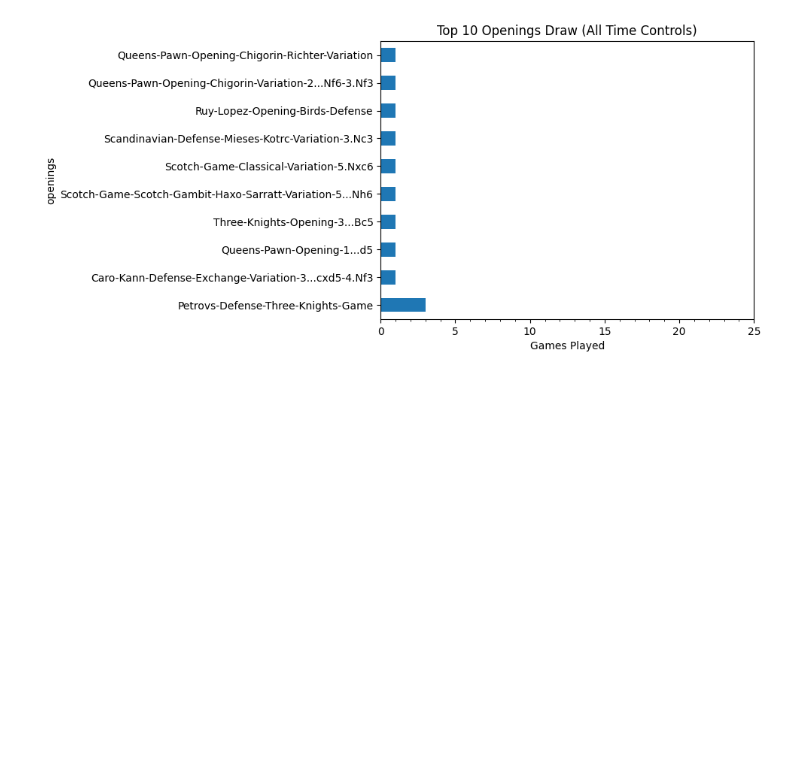
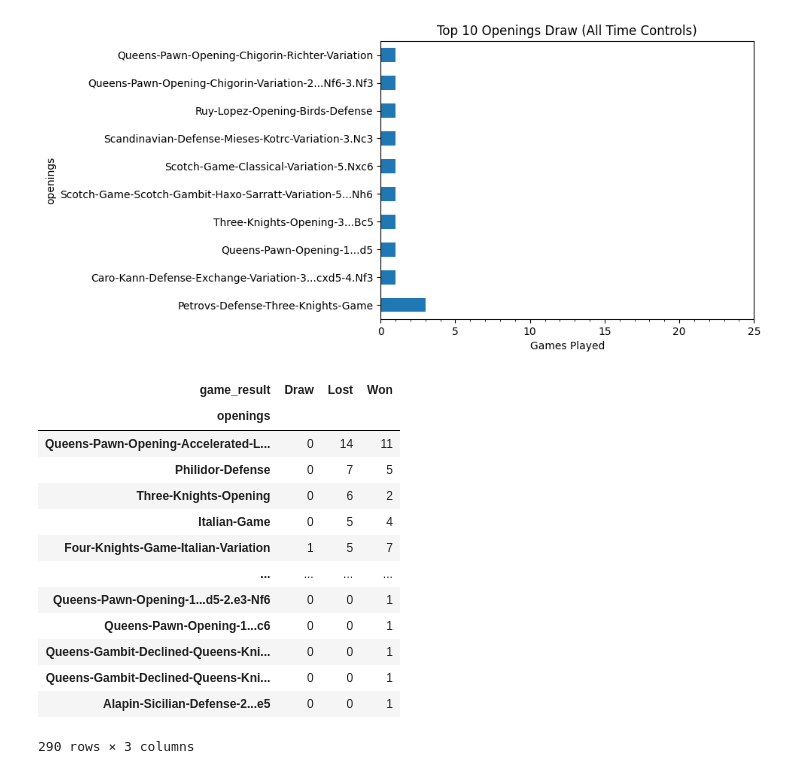
Before and after one commit to hfactor13/MyChessGames, a Jupyter notebook: chess_analysis.ipynb, the cells around one changed output. Cells and saved outputs as stored; diff of their text form; code cells hidden in the pictures; blank space fills up the shorter version.

```diff
--- a/chess_analysis.ipynb
+++ b/chess_analysis.ipynb
@@ -379,3 +380,21 @@ plot_game_result_by_openings(chess_games, "Won")
 plot_game_result_by_openings(chess_games, "Draw")
 # %% [output]
 [figure]
+# %%
+openings_result_matrix = chess_games.groupby(["openings", "game_result"]).size().unstack(fill_value = 0).sort_values(by = "Lost", ascending = False)
+openings_result_matrix
+# %% [output]
+| game_result | Draw | Lost | Won |
+| openings |  |  |  |
+| Queens-Pawn-Opening-Accelerated-L... | 0 | 14 | 11 |
+| Philidor-Defense | 0 | 7 | 5 |
+| Three-Knights-Opening | 0 | 6 | 2 |
+| Italian-Game | 0 | 5 | 4 |
+| Four-Knights-Game-Italian-Variation | 1 | 5 | 7 |
+| ... | ... | ... | ... |
+| Queens-Pawn-Opening-1...d5-2.e3-Nf6 | 0 | 0 | 1 |
+| Queens-Pawn-Opening-1...c6 | 0 | 0 | 1 |
+| Queens-Gambit-Declined-Queens-Kni... | 0 | 0 | 1 |
+| Queens-Gambit-Declined-Queens-Kni... | 0 | 0 | 1 |
+| Alapin-Sicilian-Defense-2...e5 | 0 | 0 | 1 |
+290 rows × 3 columns
```
Also changed, not shown: parts of 2 cells of this notebook.
